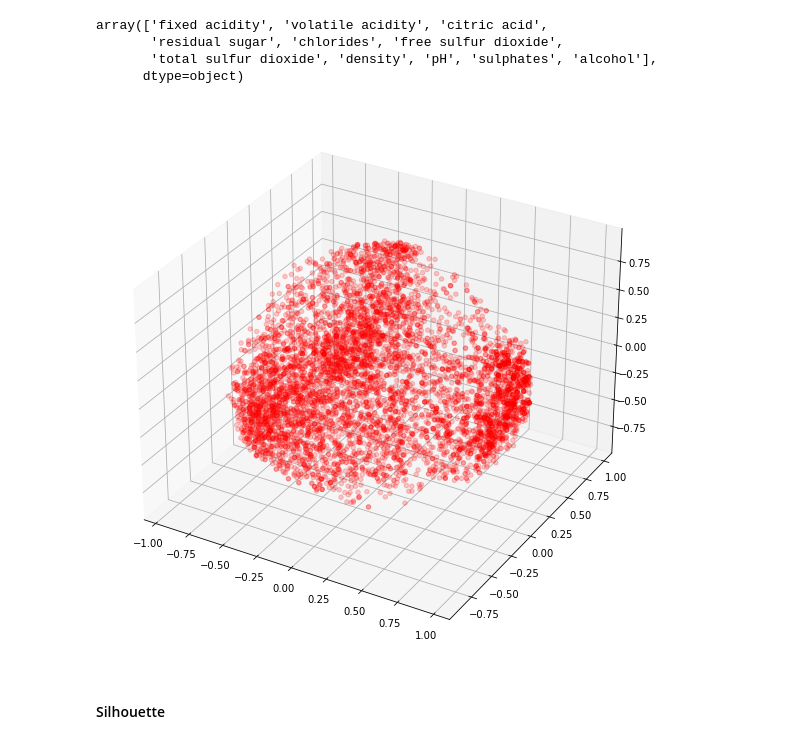
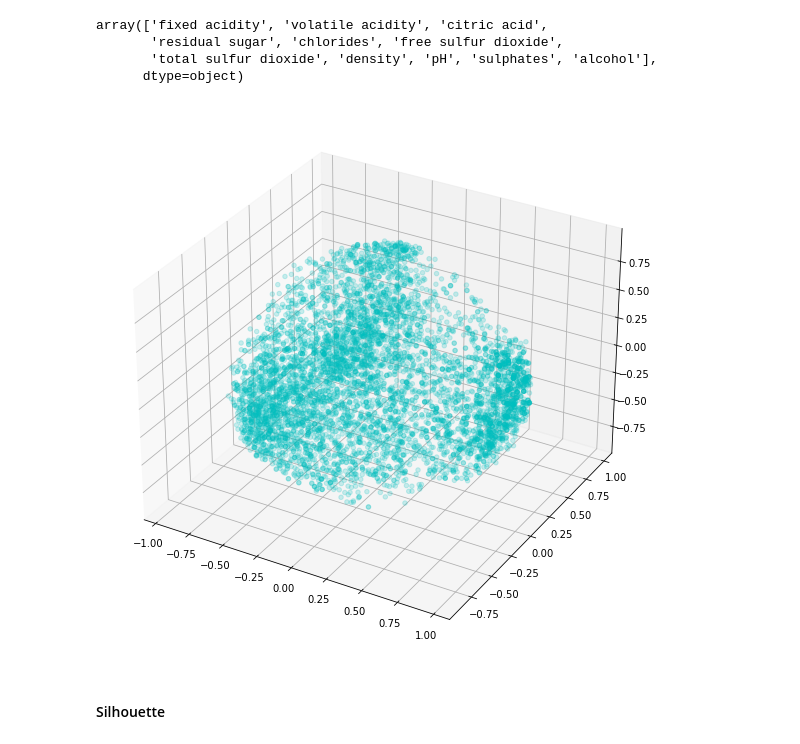
Before and after one commit to OBeeNya/GMM_applied_to_winequality, a Jupyter notebook: GM_clustering.ipynb, the cells around one changed output. Saved outputs shown, nothing was run; the diff lists cells and outputs as text; code cells hidden in the pictures.

```diff
--- a/GM_clustering.ipynb
+++ b/GM_clustering.ipynb
@@ -137,9 +137,9 @@ pca_spl_3d = pca_3d.transform(df_X_norm)
 # %%
 fig = plt.figure(figsize=(10, 10))
 ax = fig.add_subplot(projection='3d')
-ax.scatter(pca_spl_3d[:, 0], pca_spl_3d[:, 1], pca_spl_3d[:, 2], alpha=0.2, color='red');
+ax.scatter(pca_spl_3d[:, 0], pca_spl_3d[:, 1], pca_spl_3d[:, 2], alpha=0.2, color='c');
 # %% [output]
-[figure, old version]
+[figure, new version]
 # %% [markdown]
 #### Silhouette
 # %%
```
Also changed, not shown: parts of 2 cells of this notebook.
